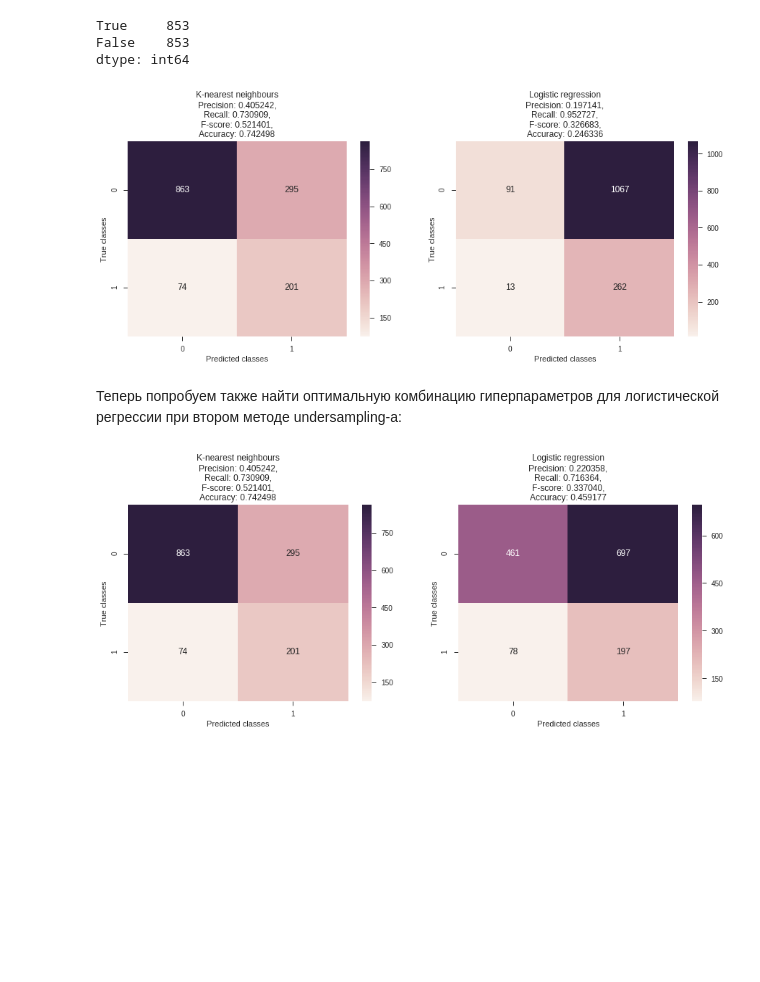
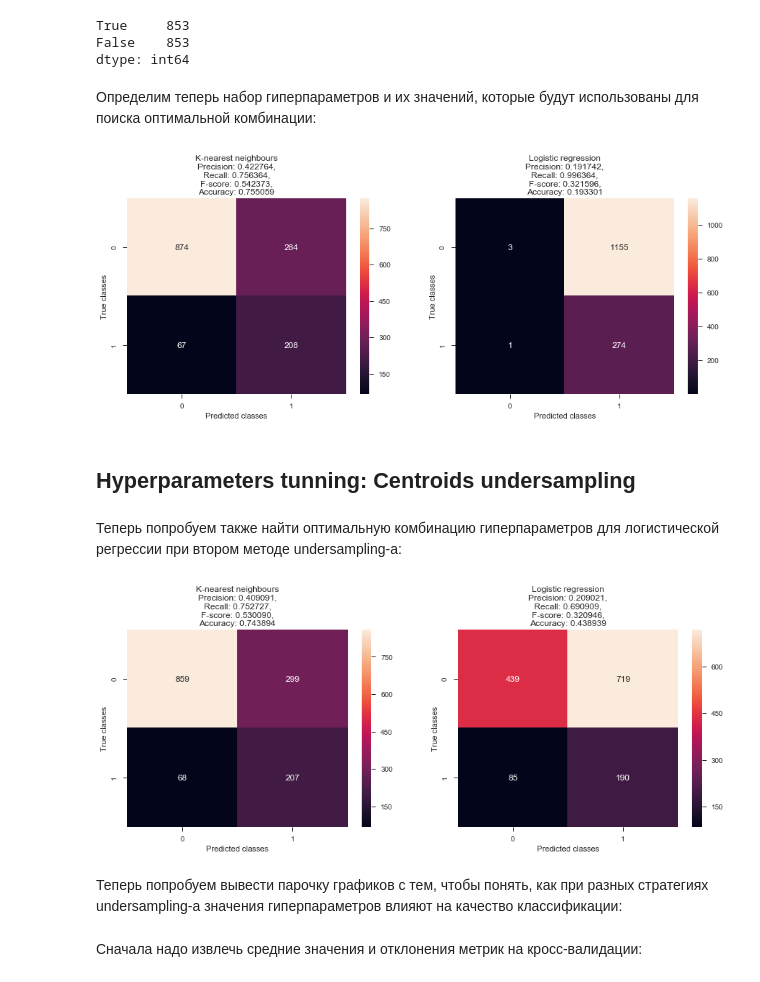
Before and after one commit to IooHooI/CLASSIFICATION_1, a Jupyter notebook: notebooks/SOLUTION.ipynb, the cells around one changed output. Cells and saved outputs as stored; diff of their text form; code cells hidden in the pictures; blank space fills up the shorter version.

```diff
--- a/notebooks/SOLUTION.ipynb
+++ b/notebooks/SOLUTION.ipynb
@@ -503,6 +523,8 @@ y.value_counts()
 True     853
 False    853
 dtype: int64
+# %% [markdown]
+Определим теперь набор гиперпараметров и их значений, которые будут использованы для поиска оптимальной комбинации:
 # %%
 n_neighbors = [3, 4, 5, 6, 7, 8]
 leaf_size = [10, 15, 20, 25]
@@ -526,9 +550,11 @@ l_r_grid_search = find_the_best_classifier(X, y, l_r_classifier, l_r_grid_search
 # %%
-k_n_y_pred = k_n_grid_search.best_estimator_.predict(X_test)
-l_r_y_pred = l_r_grid_search.best_estimator_.predict(X_test)
+k_n_y_pred = r_k_n_grid_search.best_estimator_.predict(X_test)
+l_r_y_pred = r_l_r_grid_search.best_estimator_.predict(X_test)
 show_quality_results(y_test, k_n_y_pred, l_r_y_pred)
 # %% [output]
-[figure, old version]
+[figure, new version]
+# %% [markdown]
+## Hyperparameters tunning: Centroids undersampling
 # %% [markdown]
 Теперь попробуем также найти оптимальную комбинацию гиперпараметров для логистической регрессии при втором методе undersampling-а:
 # %%
@@ -544,28 +570,19 @@ y_test_resampled = pd.Series(y_test_resampled)
 
 X = pd.concat([X_train_resampled, X_test_resampled])
 y = pd.concat([y_train_resampled, y_test_resampled])
-# %%
-n_neighbors = [3, 4, 5, 6, 7, 8]
-leaf_size = [10, 15, 20, 25]
-p = [2, 3]
-algorithm = ['auto', 'ball_tree', 'kd_tree', 'brute']
-k_n_grid_search_params = [
-    {'weights': ['uniform'], 'n_neighbors': n_neighbors, 'leaf_size': leaf_size, 'p': p, 'algorithm': algorithm},
-    {'weights': ['distance'], 'n_neighbors': n_neighbors, 'leaf_size': leaf_size, 'p': p, 'algorithm': algorithm}
-]
-k_n_classifier = KNeighborsClassifier()
-k_n_grid_search = find_the_best_classifier(X, y, k_n_classifier, k_n_grid_search_params, 'recall')
-# %%
-Alphas = np.arange(0.1, 1.0, 0.01)
-class_weight = [{False: 1.0, True: w} for w in np.arange(1, 30.0, 0.01)]
-l_r_grid_search_params = [
-    {'penalty': ['l1'], 'C': Alphas, 'fit_intercept': [True, False], 'class_weight': class_weight},
-    {'penalty': ['l2'], 'C': Alphas, 'fit_intercept': [True, False], 'class_weight': class_weight}
-]
-l_r_classifier = LogisticRegression(random_state=42)
-l_r_grid_search = find_the_best_classifier(X, y, l_r_classifier, l_r_grid_search_params, 'precision')
+# %%
+k_n_classifier = KNeighborsClassifier()
+c_k_n_grid_search = find_the_best_classifier(X, y, k_n_classifier, k_n_grid_search_params, 'recall')
+# %%
+l_r_classifier = LogisticRegression(random_state=42)
+c_l_r_grid_search = find_the_best_classifier(X, y, l_r_classifier, l_r_grid_search_params, 'precision')
 # %%
-l_r_y_pred = l_r_grid_search.best_estimator_.predict(X_test)
+k_n_y_pred = c_k_n_grid_search.best_estimator_.predict(X_test)
+l_r_y_pred = c_l_r_grid_search.best_estimator_.predict(X_test)
 show_quality_results(y_test, k_n_y_pred, l_r_y_pred)
 # %% [output]
-[figure, old version]
+[figure, new version]
+# %% [markdown]
+Теперь попробуем вывести парочку графиков с тем, чтобы понять, как при разных стратегиях undersampling-а значения гиперпараметров влияют на качество классификации:
+# %% [markdown]
+Сначала надо извлечь средние значения и отклонения метрик на кросс-валидации:
```
Also changed, not shown: parts of 21 cells of this notebook.
